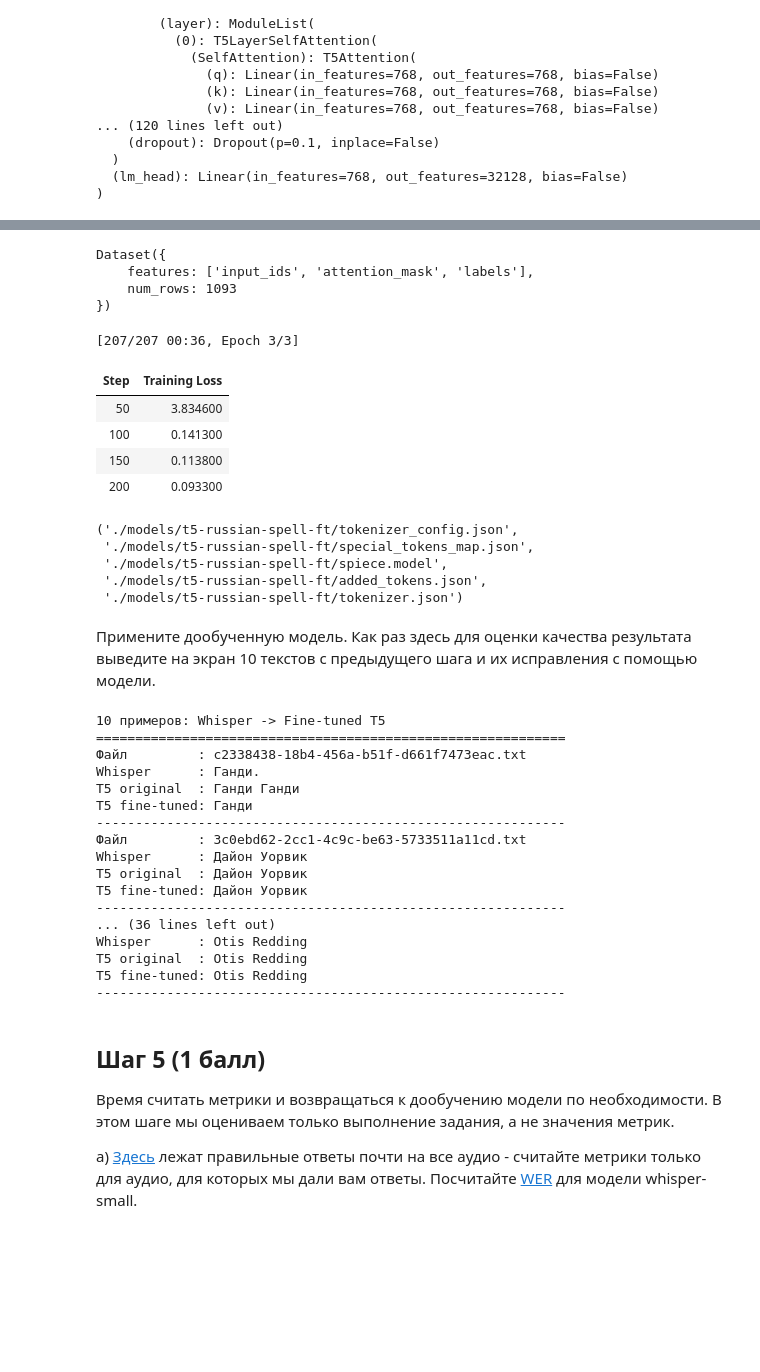
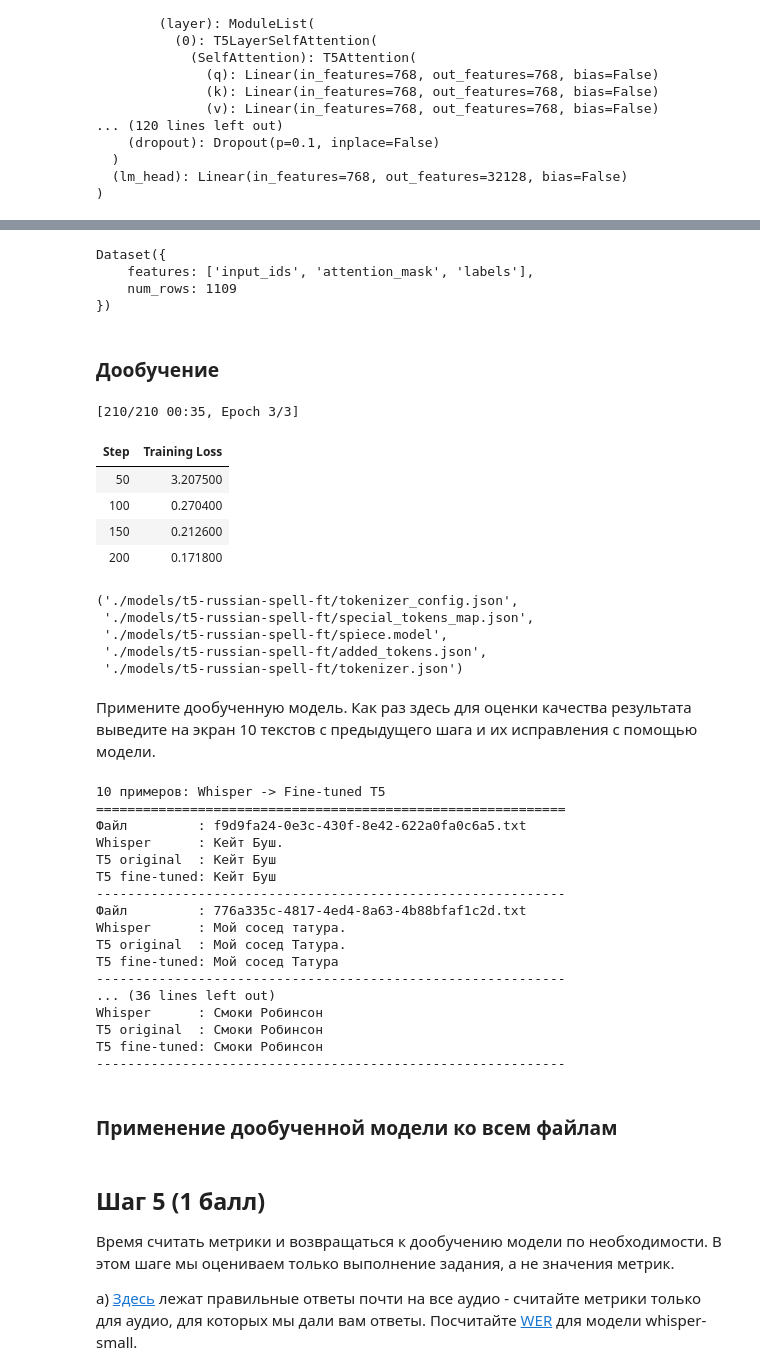
Before and after one commit to psaw/GM-HSE-AI-masters-course, a Jupyter notebook: homeworks/base/GenDL_HT1_base.ipynb, the cells around one changed output, grey strips where cells are left out. Saved outputs shown, nothing was run; the diff lists cells and outputs as text; code cells hidden in the pictures; blank space fills up the shorter version.

```diff
--- a/homeworks/base/GenDL_HT1_base.ipynb
+++ b/homeworks/base/GenDL_HT1_base.ipynb
@@ -281,14 +306,17 @@ print("Все файлы обработаны!")
 # %%
 import random
 
-txt_files = list(DATA_ROOT.rglob("*.txt"))
+# фильтруем файлы от последующих шагов
+txt_files = [
+    f for f in DATA_ROOT.rglob("*.txt") if not f.name.endswith("_t5.txt") and not f.name.endswith("_t5_ft.txt")
+]
 sample_txt_files = random.sample(txt_files, k=min(10, len(txt_files)))
 
 print("10 случайных транскрипций:")
 print("=" * 50)
 
 for txt_file in sample_txt_files:
-    with open(txt_file, 'r', encoding='utf-8') as f:
+    with open(txt_file, "r", encoding="utf-8") as f:
         transcription = f.read().strip()
 
     print(f"Файл: {txt_file.name}")
@@ -735,12 +747,11 @@ import torch
 from datasets import load_dataset
 from transformers import AutoTokenizer, AutoModelForSeq2SeqLM, DataCollatorForSeq2Seq, Seq2SeqTrainer, Seq2SeqTrainingArguments
 from huggingface_hub import login
-import evaluate
 
 # Модель
-t5_tokenizer_2 = AutoTokenizer.from_pretrained("UrukHan/t5-russian-spell")
-t5_model_2 = AutoModelForSeq2SeqLM.from_pretrained("UrukHan/t5-russian-spell")
-t5_model_2.to(device)
+t5_ft_tokenizer = AutoTokenizer.from_pretrained("UrukHan/t5-russian-spell")
+t5_ft_model = AutoModelForSeq2SeqLM.from_pretrained("UrukHan/t5-russian-spell")
+t5_ft_model.to(device)
 # %% [output]
 T5ForConditionalGeneration(
   (shared): Embedding(32128, 768)
@@ -829,17 +827,18 @@ DatasetDict({
 # %%
-# Токенизация входов и целей (labels)
+MAX_LENGTH = 16
+# Токенизация
 def preprocess_batch(batch):
-    model_inputs = t5_tokenizer_2(
+    model_inputs = t5_ft_tokenizer(
         batch['input'],
         truncation=True,
-        max_length=32,
+        max_length=MAX_LENGTH,
         padding='max_length'
     )
-    with t5_tokenizer_2.as_target_tokenizer():
-        labels = t5_tokenizer_2(
+    with t5_ft_tokenizer.as_target_tokenizer():
+        labels = t5_ft_tokenizer(
             batch['target'],
             truncation=True,
-            max_length=32,
+            max_length=MAX_LENGTH,
             padding='max_length'
         )
     model_inputs['labels'] = labels['input_ids']
@@ -855,15 +854,17 @@ dataset_2_tok['train']
 # %% [output]
 Dataset({
     features: ['input_ids', 'attention_mask', 'labels'],
-    num_rows: 1093
+    num_rows: 1109
 })
+# %% [markdown]
+### Дообучение
 # %%
 dataset.set_format(type='torch', device='cuda')
 # %%
 # Data collator
 data_collator = DataCollatorForSeq2Seq(
-    tokenizer=t5_tokenizer_2,
-    model=t5_model_2,
+    tokenizer=t5_ft_tokenizer,
+    model=t5_ft_model,
     padding='longest'
 )
 
@@ -877,41 +878,41 @@ training_args = Seq2SeqTrainingArguments(
     per_device_train_batch_size=16,
     per_device_eval_batch_size=16,
     learning_rate=3e-5,
     weight_decay=0.01,
     warmup_ratio=0.1,
     lr_scheduler_type="linear",
     save_strategy="epoch",
     logging_strategy="steps",
     logging_steps=50,
     predict_with_generate=True,
     fp16=torch.cuda.is_available(),   # ускорение на GPU
     gradient_accumulation_steps=1,
     report_to=[]                      # без wandb
 )
 
 # Trainer
 trainer = Seq2SeqTrainer(
-    model=t5_model_2,
+    model=t5_ft_model,
     args=training_args,
     train_dataset=dataset_2_tok['train'],
     eval_dataset=dataset_2_tok['test'],
     data_collator=data_collator,
-    tokenizer=t5_tokenizer_2,
+    tokenizer=t5_ft_tokenizer,
 )
 
 # Запускаем обучение
 trainer.train()
 
 # Сохраняем дообученную модель
 trainer.save_model(output_dir)
-t5_tokenizer_2.save_pretrained(output_dir)
+t5_ft_tokenizer.save_pretrained(output_dir)
 # %% [output]
-[207/207 00:36, Epoch 3/3]
+[210/210 00:35, Epoch 3/3]
 | Step | Training Loss |
-| 50 | 3.834600 |
-| 100 | 0.141300 |
-| 150 | 0.113800 |
-| 200 | 0.093300 |
+| 50 | 3.207500 |
+| 100 | 0.270400 |
+| 150 | 0.212600 |
+| 200 | 0.171800 |
 ('./models/t5-russian-spell-ft/tokenizer_config.json',
  './models/t5-russian-spell-ft/special_tokens_map.json',
  './models/t5-russian-spell-ft/spiece.model',
@@ -954,21 +955,23 @@ for p in sample_txt_files:
 # %% [output]
 10 примеров: Whisper -> Fine-tuned T5
 ============================================================
-Файл         : c2338438-18b4-456a-b51f-d661f7473eac.txt
-Whisper      : Ганди.
-T5 original  : Ганди Ганди
-T5 fine-tuned: Ганди
+Файл         : f9d9fa24-0e3c-430f-8e42-622a0fa0c6a5.txt
+Whisper      : Кейт Буш.
+T5 original  : Кейт Буш
+T5 fine-tuned: Кейт Буш
 ------------------------------------------------------------
-Файл         : 3c0ebd62-2cc1-4c9c-be63-5733511a11cd.txt
-Whisper      : Дайон Уорвик
-T5 original  : Дайон Уорвик
-T5 fine-tuned: Дайон Уорвик
+Файл         : 776a335c-4817-4ed4-8a63-4b88bfaf1c2d.txt
+Whisper      : Мой сосед татура.
+T5 original  : Мой сосед Татура.
+T5 fine-tuned: Мой сосед Татура
 ------------------------------------------------------------
 ... (36 lines left out)
-Whisper      : Otis Redding
-T5 original  : Otis Redding
-T5 fine-tuned: Otis Redding
+Whisper      : Смоки Робинсон
+T5 original  : Смоки Робинсон
+T5 fine-tuned: Смоки Робинсон
 ------------------------------------------------------------
+# %% [markdown]
+### Применение дообученной модели ко всем файлам
 # %%
 # Обработаем все файлы моделью T5 fine-tuned
 txt_files = [
```
Also changed, not shown: parts of 33 cells of this notebook, 1 other file.
